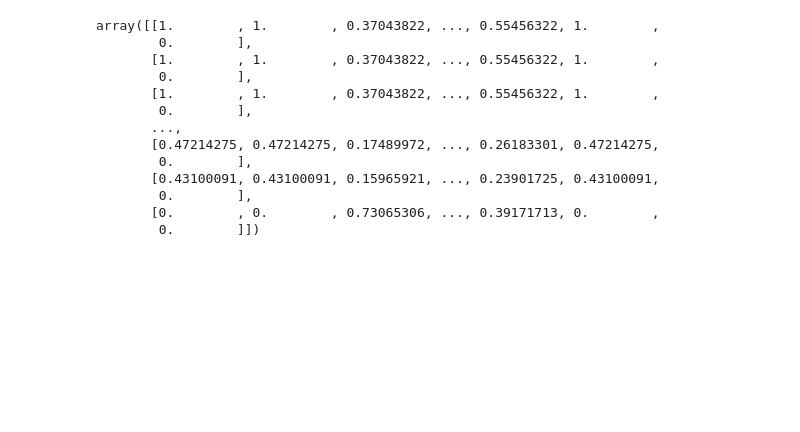
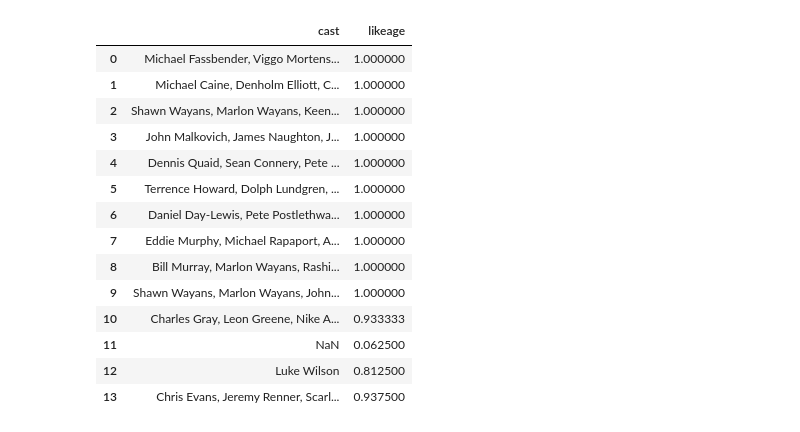
Before and after one commit to Roland-02/Cinephile.com, a Jupyter notebook: recommendEngine.ipynb, the cells around one changed output. Saved outputs shown, nothing was run; the diff lists cells and outputs as text; code cells hidden in the pictures; blank space fills up the shorter version.

```diff
--- a/recommendEngine.ipynb
+++ b/recommendEngine.ipynb
@@ -719,51 +689,0 @@ get_similar_films(genre_matrix, lovedFilms)[:20]
-# %%
-# cosine similarity vector with tf-idf between films in row and column
-def create_similarity_vector(row, column):
-    tfidf = TfidfVectorizer(stop_words='english')
-    row_soup_temp = row.apply(lambda x: create_soup(x, row.columns), axis=1)
-    row_soup = row_soup_temp.fillna('')
-    row_matrix = tfidf.fit_transform(row_soup)
-
-    column_soup_temp = column.apply(lambda x: create_soup(x, column.columns), axis=1)
-    column_soup = column_soup_temp.fillna('')
-    column_matrix = tfidf.transform(column_soup)
-
-    return linear_kernel(row_matrix, column_matrix)
-
-# get top N films similar to user profile based on input vector (NOT CURRENTLY IN USE)
-def get_similar_films(vector, exclude):
-    mean_similarity = np.mean(vector, axis=1)
-    sorted_indices = np.argsort(mean_similarity)[::-1]
-    top_N = sorted_indices[:]
-    sorted_films = data.iloc[top_N]
-    filtered_recommendations = sorted_films[~sorted_films['tconst'].isin(exclude['tconst'])]
-
-    return filtered_recommendations
-
-
-get_profile = get_user_profile('57')
-user_profile = get_profile[0]
-lovedFilms = get_profile[1]
-
-grouped_likes = collate_liked_groups(user_profile)
-liked_genre = grouped_likes[3]
-
-genre_features = [col for col in liked_genre.columns if col != 'likeage']
-
-genre_matrix = create_similarity_vector(data[genre_features], liked_genre[genre_features])
-
-genre_matrix
-# %% [output]
-array([[1.        , 1.        , 0.37043822, ..., 0.55456322, 1.        ,
-        0.        ],
-       [1.        , 1.        , 0.37043822, ..., 0.55456322, 1.        ,
-        0.        ],
-       [1.        , 1.        , 0.37043822, ..., 0.55456322, 1.        ,
-        0.        ],
-       ...,
-       [0.47214275, 0.47214275, 0.17489972, ..., 0.26183301, 0.47214275,
-        0.        ],
-       [0.43100091, 0.43100091, 0.15965921, ..., 0.23901725, 0.43100091,
-        0.        ],
-       [0.        , 0.        , 0.73065306, ..., 0.39171713, 0.        ,
-        0.        ]])
@@ -775,0 +690,18 @@ get_similar_films(genre_matrix, 5)
+# %%
+liked_cast
+# %% [output]
+|  | cast | likeage |
+| 0 | Michael Fassbender, Viggo Mortens... | 1.000000 |
+| 1 | Michael Caine, Denholm Elliott, C... | 1.000000 |
+| 2 | Shawn Wayans, Marlon Wayans, Keen... | 1.000000 |
+| 3 | John Malkovich, James Naughton, J... | 1.000000 |
+| 4 | Dennis Quaid, Sean Connery, Pete ... | 1.000000 |
+| 5 | Terrence Howard, Dolph Lundgren, ... | 1.000000 |
+| 6 | Daniel Day-Lewis, Pete Postlethwa... | 1.000000 |
+| 7 | Eddie Murphy, Michael Rapaport, A... | 1.000000 |
+| 8 | Bill Murray, Marlon Wayans, Rashi... | 1.000000 |
+| 9 | Shawn Wayans, Marlon Wayans, John... | 1.000000 |
+| 10 | Charles Gray, Leon Greene, Nike A... | 0.933333 |
+| 11 | NaN | 0.062500 |
+| 12 | Luke Wilson | 0.812500 |
+| 13 | Chris Evans, Jeremy Renner, Scarl... | 0.937500 |
```
Also changed, not shown: parts of 8 cells of this notebook, 6 other files.
